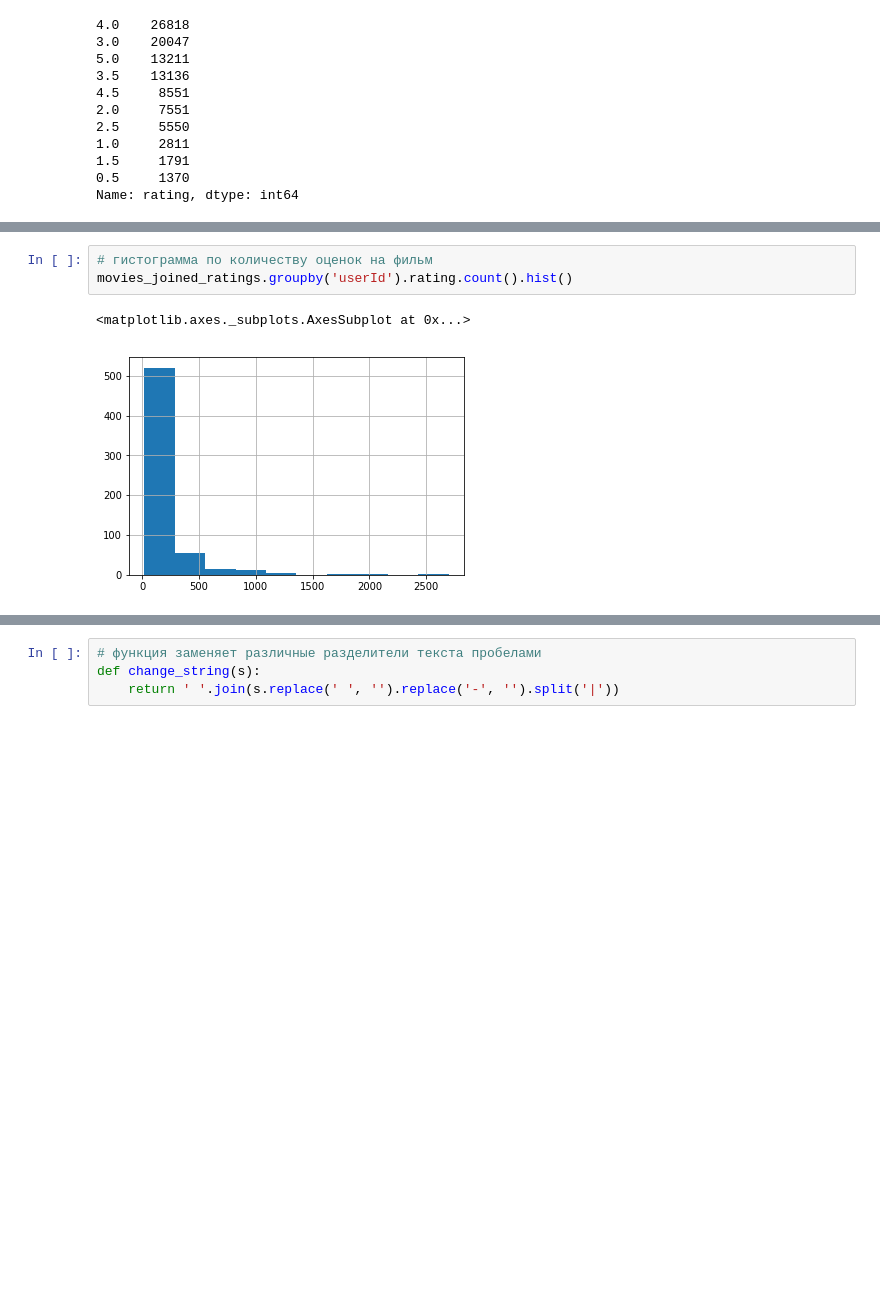
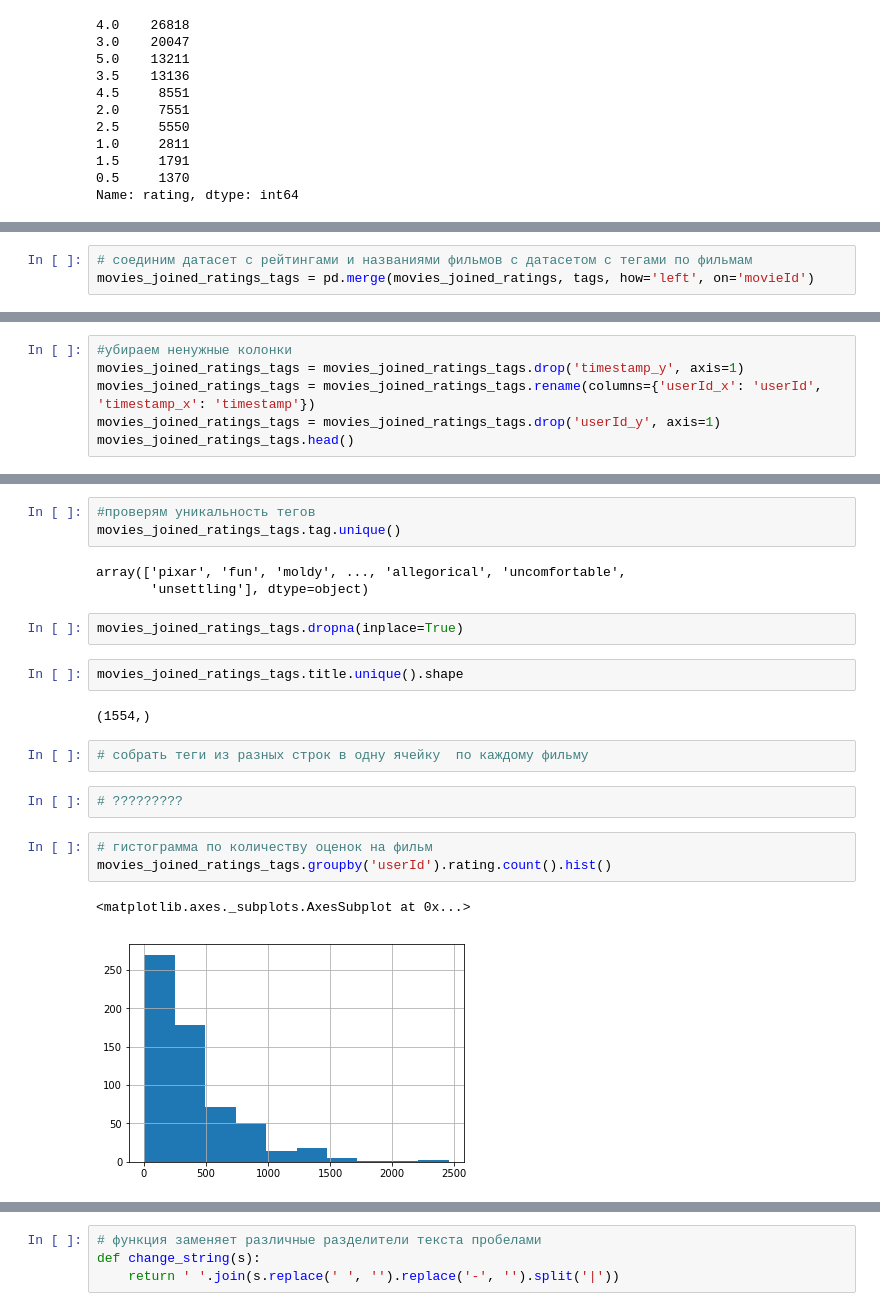
Before and after one commit to AbrMaria/H_W_movie_genres_and_tags, a Jupyter notebook: H_W_movie_genres_and_tags.ipynb, the cells around one changed output, grey strips where cells are left out. Drawn from its saved outputs; the diff is of its cells as text; blank space fills up the shorter version.

```diff
--- a/H_W_movie_genres_and_tags.ipynb
+++ b/H_W_movie_genres_and_tags.ipynb
@@ -111,0 +123,3 @@ movies_joined_ratings.head(10)
+# %%
+# соединим датасет с рейтингами и названиями фильмов с датасетом с тегами по фильмам
+movies_joined_ratings_tags = pd.merge(movies_joined_ratings, tags, how='left', on='movieId')
@@ -111,0 +135,6 @@ movies_joined_ratings.head(10)
+# %%
+#убираем ненужные колонки
+movies_joined_ratings_tags = movies_joined_ratings_tags.drop('timestamp_y', axis=1)
+movies_joined_ratings_tags = movies_joined_ratings_tags.rename(columns={'userId_x': 'userId', 'timestamp_x': 'timestamp'})
+movies_joined_ratings_tags = movies_joined_ratings_tags.drop('userId_y', axis=1)
+movies_joined_ratings_tags.head()
@@ -112,6 +148,22 @@ movies_joined_ratings.head(10)
+# %%
+#проверям уникальность тегов
+movies_joined_ratings_tags.tag.unique()
+# %% [output]
+array(['pixar', 'fun', 'moldy', ..., 'allegorical', 'uncomfortable',
+       'unsettling'], dtype=object)
+# %%
+movies_joined_ratings_tags.dropna(inplace=True)
+# %%
+movies_joined_ratings_tags.title.unique().shape
+# %% [output]
+(1554,)
+# %%
+# собрать теги из разных строк в одну ячейку  по каждому фильму
+# %%
+# ?????????
 # %%
 # гистограмма по количеству оценок на фильм
-movies_joined_ratings.groupby('userId').rating.count().hist()
+movies_joined_ratings_tags.groupby('userId').rating.count().hist()
 # %% [output]
 <matplotlib.axes._subplots.AxesSubplot at 0x...>
-[figure, old version]
+[figure, new version]
```
Also changed, not shown: parts of 35 cells of this notebook.
